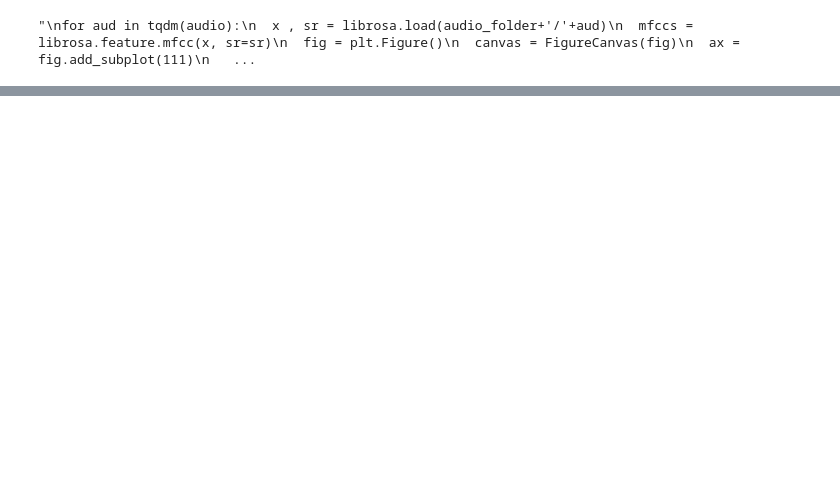
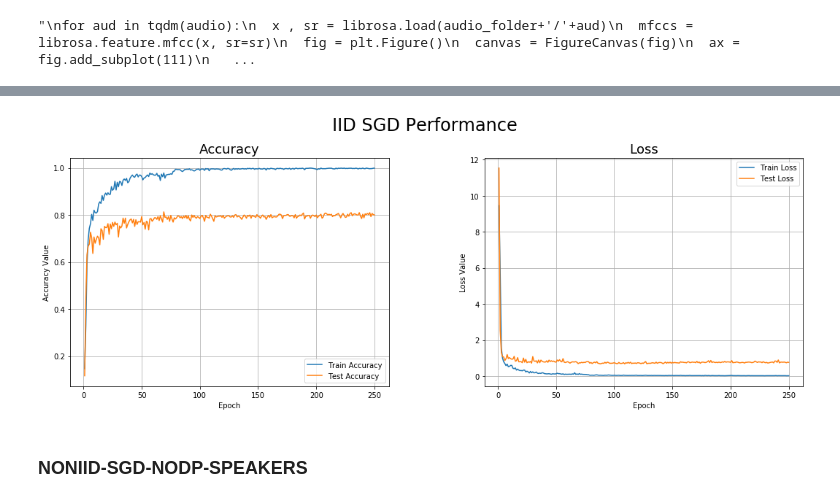
Before and after one commit to nulven/PrivacyML, a Jupyter notebook: Audio_MNIST.ipynb, the cells around one changed output, grey strips where cells are left out. Drawn from its saved outputs; the diff is of its cells as text; code cells hidden in the pictures; blank space fills up the shorter version.

```diff
--- a/Audio_MNIST.ipynb
+++ b/Audio_MNIST.ipynb
@@ -649,0 +520,13 @@ save(noniid_sgd_rtopk_history, server_model, f, "NonIID_SGD_rTopk")
+# %%
+def forward_half(self, x):
+    x = self.conv1(x)
+    x = self.bn1(x)
+    x = self.relu(x)
+    x = self.maxpool(x) # -> 112x112
+
+    #x = self.layer1(x) # -> 56x56
+    #x = self.layer2(x) # -> 28x28
+    #x = self.layer3(x) # -> 14x14
+    #x = self.layer4(x) # -> 7x7
+
+    return x
@@ -649,0 +539,28 @@ save(noniid_sgd_rtopk_history, server_model, f, "NonIID_SGD_rTopk")
+# %%
+from types import MethodType
+server_model = models.resnet50(pretrained=True)
+server_model.forward_half = MethodType(forward_half, server_model)
+
+for param in server_model.parameters():
+    param.requires_grad = False
+
+# new final layer with classes
+num_ftrs = server_model.fc.in_features
+server_model.fc = torch.nn.Linear(num_ftrs, 10)
+if device:
+    server_model = server_model.cuda(device)
+criterion = torch.nn.CrossEntropyLoss()
+optimizer = torch.optim.SGD(server_model.fc.parameters(), lr=0.05, momentum=0.9)
+exp_lr_scheduler = lr_scheduler.StepLR(optimizer, step_size=7, gamma=0.1)
+
+client_models, client_optimizers = make_clients(n, server_model, optimizer)
+server_opt = 'sgd'
+server_lr = 0.05
+beta1 = 1
+beta2 = 1
+epsilon = 1e-8
+epochs = 250
+# %%
+history = fit_federated(epochs, client_models, client_optimizers, iid_dls,
+                                server_model, server_opt, server_lr, validation_dl,
+                                criterion, beta1, beta2, epsilon)
@@ -649,0 +585,4 @@ save(noniid_sgd_rtopk_history, server_model, f, "NonIID_SGD_rTopk")
+# %%
+f = plot(epochs, "IID SGD Performance", history)
+# %% [output]
+[figure, added]
@@ -649,0 +591,2 @@ save(noniid_sgd_rtopk_history, server_model, f, "NonIID_SGD_rTopk")
+# %% [markdown]
+### NONIID-SGD-NODP-SPEAKERS
```
Also changed, not shown: parts of 124 cells of this notebook.
